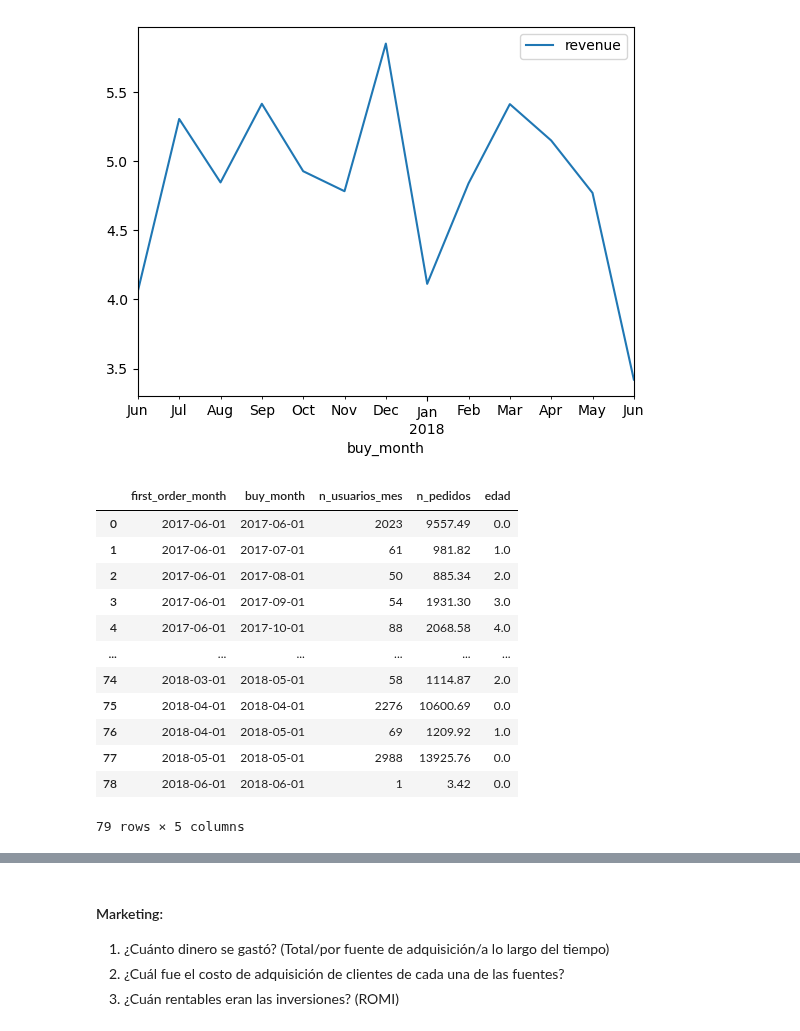
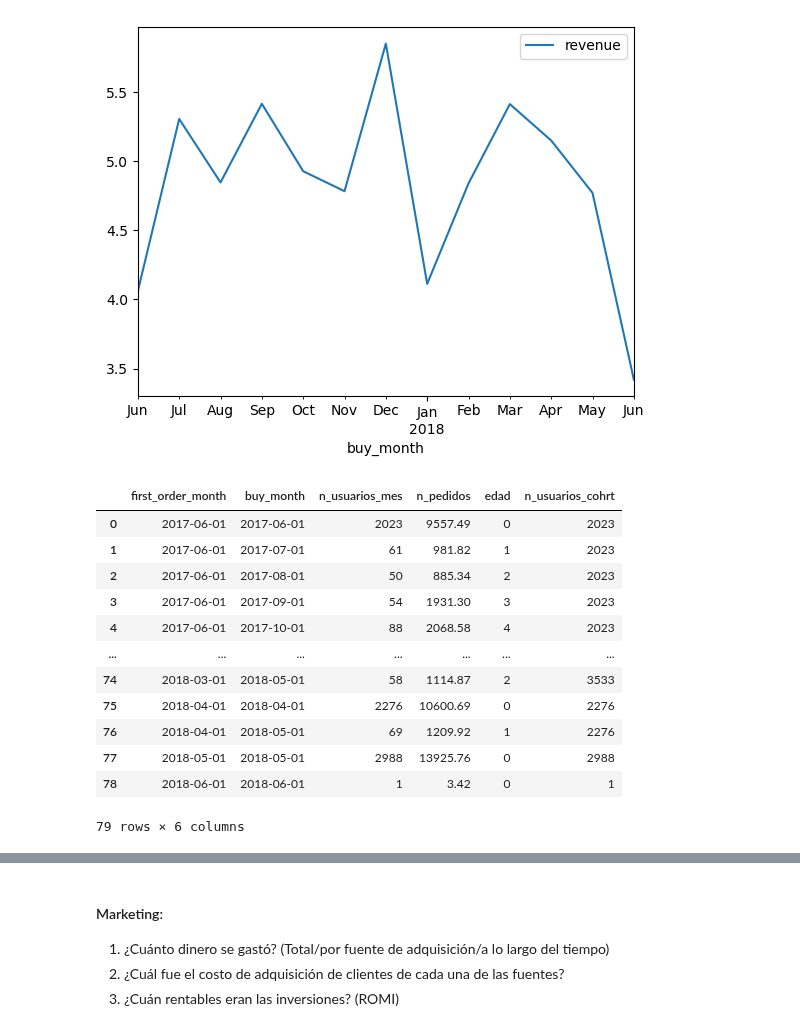
Before and after one commit to hukitan/tripleten, a Jupyter notebook: Proyectos_en_desarrollo/Proyecto 9/proyecto_9.ipynb, the cells around one changed output, grey strips where cells are left out. Cells and saved outputs as stored; diff of their text form; code cells hidden in the pictures.

```diff
--- a/Proyectos_en_desarrollo/Proyecto 9/proyecto_9.ipynb
+++ b/Proyectos_en_desarrollo/Proyecto 9/proyecto_9.ipynb
@@ -415,23 +434,24 @@ buy_month
 # %%
 # ¿Cuánto dinero traen? (LTV)
 ltv = cohortes.groupby(['first_order_month', 'buy_month']).agg(
     {'n_usuarios_mes': 'nunique', 'n_pedidos': 'sum'}).reset_index()
 
 ltv['edad'] = (
-    (ltv['buy_month'] - ltv['first_order_month']).dt.days / 30).round()
+    (ltv['buy_month'] - ltv['first_order_month']).dt.days / 30).round().astype('int')
 
+ltv = ltv.merge(cohrt_sizes, on='first_order_month')
 ltv
 # %% [output]
-|  | first_order_month | buy_month | n_usuarios_mes | n_pedidos | edad |
-| 0 | 2017-06-01 | 2017-06-01 | 2023 | 9557.49 | 0.0 |
-| 1 | 2017-06-01 | 2017-07-01 | 61 | 981.82 | 1.0 |
-| 2 | 2017-06-01 | 2017-08-01 | 50 | 885.34 | 2.0 |
-| 3 | 2017-06-01 | 2017-09-01 | 54 | 1931.30 | 3.0 |
-| 4 | 2017-06-01 | 2017-10-01 | 88 | 2068.58 | 4.0 |
-| ... | ... | ... | ... | ... | ... |
-| 74 | 2018-03-01 | 2018-05-01 | 58 | 1114.87 | 2.0 |
-| 75 | 2018-04-01 | 2018-04-01 | 2276 | 10600.69 | 0.0 |
-| 76 | 2018-04-01 | 2018-05-01 | 69 | 1209.92 | 1.0 |
-| 77 | 2018-05-01 | 2018-05-01 | 2988 | 13925.76 | 0.0 |
-| 78 | 2018-06-01 | 2018-06-01 | 1 | 3.42 | 0.0 |
+|  | first_order_month | buy_month | n_usuarios_mes | n_pedidos | edad | n_usuarios_cohrt |
+| 0 | 2017-06-01 | 2017-06-01 | 2023 | 9557.49 | 0 | 2023 |
+| 1 | 2017-06-01 | 2017-07-01 | 61 | 981.82 | 1 | 2023 |
+| 2 | 2017-06-01 | 2017-08-01 | 50 | 885.34 | 2 | 2023 |
+| 3 | 2017-06-01 | 2017-09-01 | 54 | 1931.30 | 3 | 2023 |
+| 4 | 2017-06-01 | 2017-10-01 | 88 | 2068.58 | 4 | 2023 |
+| ... | ... | ... | ... | ... | ... | ... |
+| 74 | 2018-03-01 | 2018-05-01 | 58 | 1114.87 | 2 | 3533 |
+| 75 | 2018-04-01 | 2018-04-01 | 2276 | 10600.69 | 0 | 2276 |
+| 76 | 2018-04-01 | 2018-05-01 | 69 | 1209.92 | 1 | 2276 |
+| 77 | 2018-05-01 | 2018-05-01 | 2988 | 13925.76 | 0 | 2988 |
+| 78 | 2018-06-01 | 2018-06-01 | 1 | 3.42 | 0 | 1 |
-79 rows × 5 columns
+79 rows × 6 columns
```
Also changed, not shown: parts of 13 cells of this notebook.
